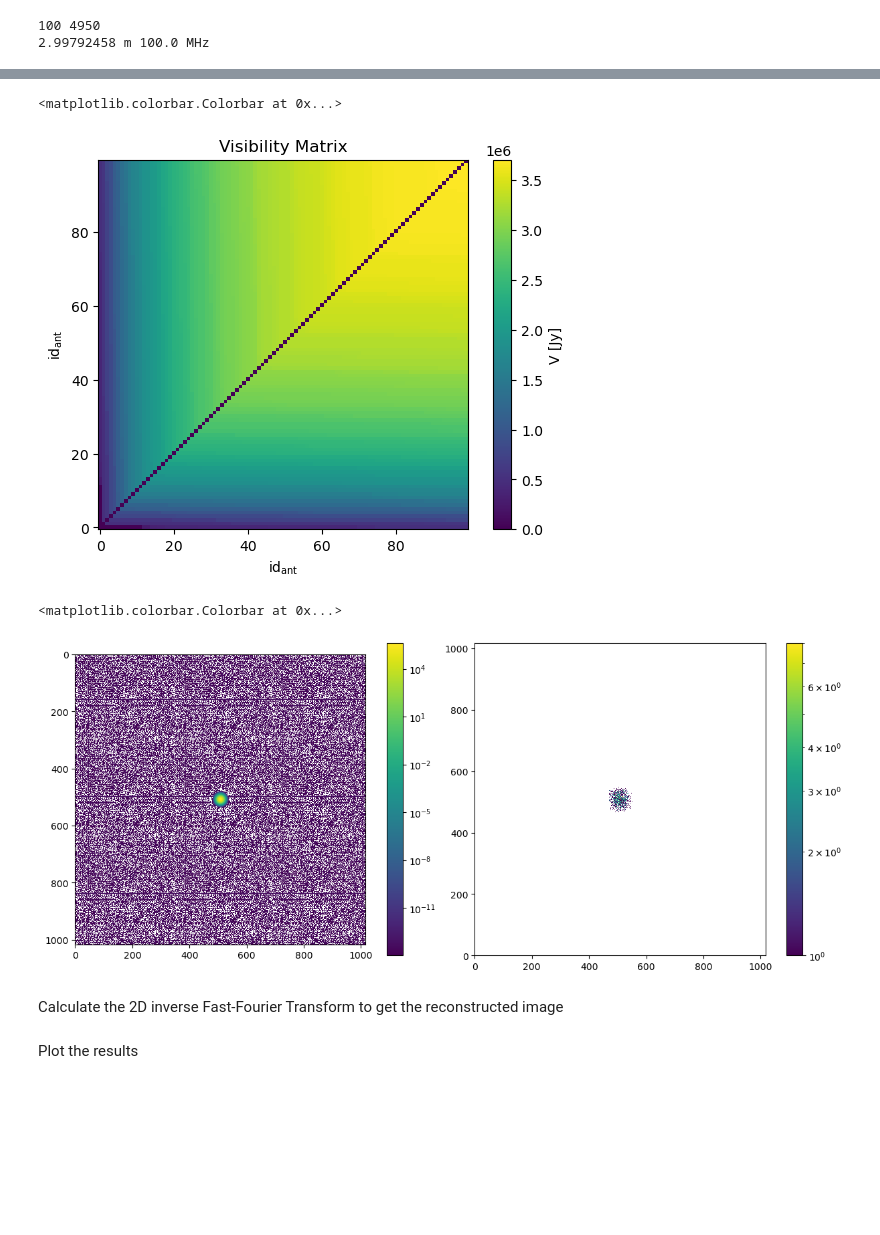
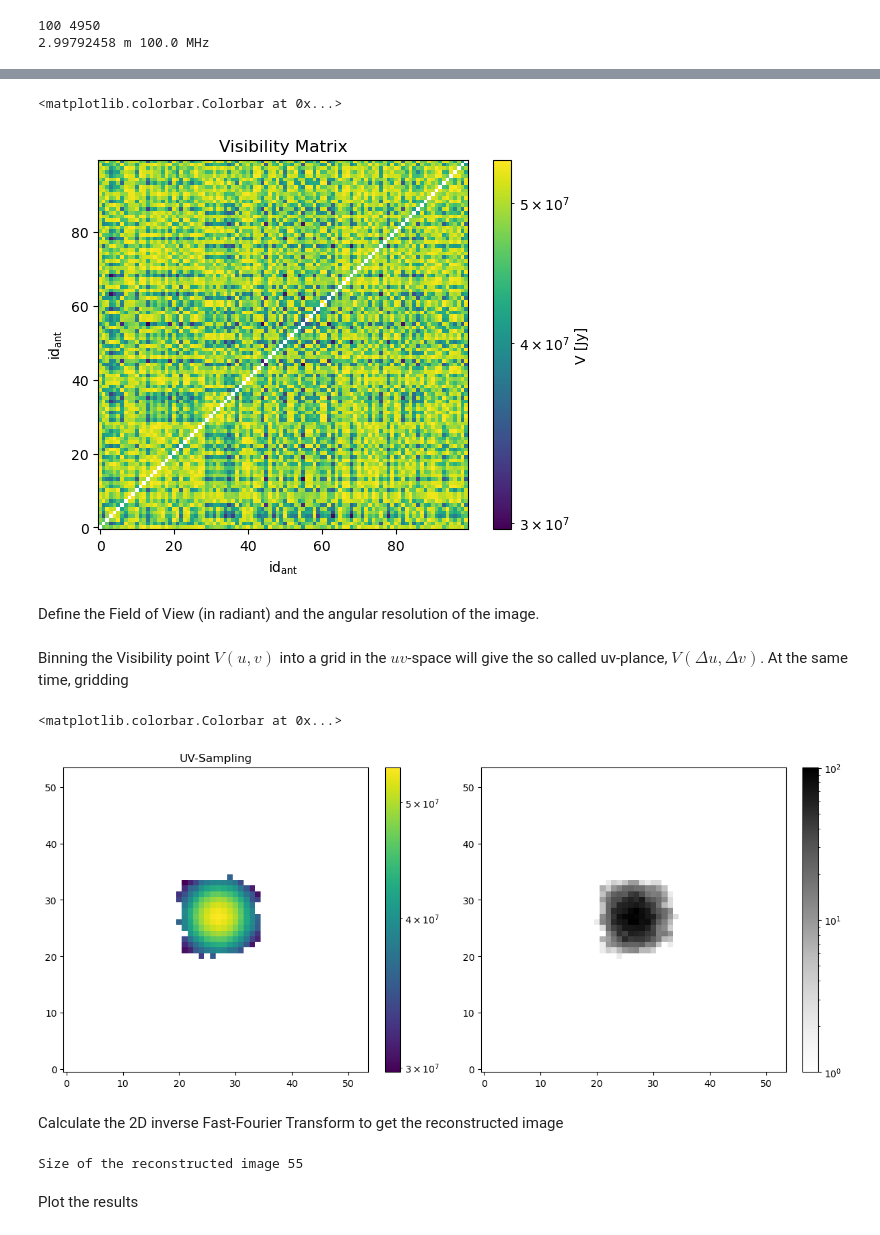
Before and after one commit to anawas/tutorial_interferometry, a Jupyter notebook: 5_more_interferometry.ipynb, the cells around one changed output, grey strips where cells are left out. Cells and saved outputs as stored; diff of their text form; code cells hidden in the pictures; blank space fills up the shorter version.

```diff
--- a/5_more_interferometry.ipynb
+++ b/5_more_interferometry.ipynb
@@ -133,11 +132,2 @@ calculate the distance and devide to the wavelenght to get the baseline coordina
-# %%
-baselines_coord = np.empty((N_B, xyz_coord.shape[1]))
-
-for i in tqdm(range(N_B)):
-    ii, jj = pair_comb[i]
-
-    # calculate the distance between antennas
-    uv = (xyz_coord[ii]-xyz_coord[jj])/lam
-    baselines_coord[i] = uv
 # %% [markdown]
 You can try to run the cell below. This will give you an idea how big your visibilities will be. As you soon realize if you choosed a too large __SIZE__ for the sky image you will quickly run out of memory.
@@ -157,25 +142,38 @@ Loop through the baselines and calculate the visibilities for each pair of anten
 # %%
-# visibilities
-V = []
+# Define baseline coordinates array
+baselines_coord = np.empty((N_B, xyz_coord.shape[1]))
 
+# Define visibilities array
+V = np.empty(N_B, dtype=np.complex128)
+
+# Define visibilities matrix
 V_matrix = np.zeros((N_ant, N_ant))
 
 # loop trought different baseline
-for i_b in tqdm(range(baselines_coord.shape[0])):
+for i_b in tqdm(range(N_B)):
+    ii, jj = pair_comb[i_b]
 
-    bl = baselines_coord[i_b]
+    # calculate the distance between antennas in unit of wavelength
+    bl = (xyz_coord[ii]-xyz_coord[jj])
+
+    # store baseline (in uv-coordinates)
+    baselines_coord[i_b] = bl
 
     # calculate fringe patter
-    fringe_pattern = np.exp(-2j * np.pi * np.dot(bl, lmn_coord.T))
+    fringe_pattern = np.exp(-2j * np.pi * np.dot(bl, lmn_coord.T) / lam)
 
     # discrete integration
-    V.append(np.sum(I_sky[...,None].reshape(-1) * fringe_pattern))
-    V_matrix[pair_comb[i_b]] = np.linalg.norm(V)
+    V[i_b] = np.sum(I_sky[...,None].reshape(-1) * fringe_pattern)
 
-V = np.array(V)
+    # store visibility matrix
+    V_matrix[ii, jj] = np.abs(V[i_b])
 
 # pairs are only for one corner
-V_matrix = V_matrix.T+V_matrix
+V_matrix = V_matrix + np.conj(V_matrix.T)
 
-print(V.shape)
+# define the length of the largest baseline
+max_baseline_length = np.linalg.norm(baselines_coord, axis=1).max() * u.m
+
+# print the baseline and sky lmn-coordinates shape
+print(baselines_coord.shape, lmn_coord.shape)
 # %% [output]
@@ -183,8 +186,10 @@ print(V.shape)
 # %%
 plt.title('Visibility Matrix')
-plt.imshow(V_matrix, origin='lower')
+plt.imshow(V_matrix, origin='lower', cmap='viridis', norm=LogNorm())
 plt.xlabel(r'id$_\mathrm{ant}$'), plt.ylabel(r'id$_\mathrm{ant}$')
 plt.colorbar(label='V [Jy]')
 # %% [output]
 <matplotlib.colorbar.Colorbar at 0x...>
-[figure, old version]
+[figure, new version]
+# %% [markdown]
+Define the Field of View (in radiant) and the angular resolution of the image.
@@ -191,2 +199,4 @@ plt.colorbar(label='V [Jy]')
+# %% [markdown]
+Binning the Visibility point $V(u,v)$ into a grid in the $uv$-space will give the so called uv-plance, $V(\Delta u,\Delta v)$. At the same time, gridding
 # %%
 UMAX = 800
@@ -207,19 +217,25 @@ uv_plane /= np.where(uv_sampl > 0, uv_sampl, 1)
 fig, axs = plt.subplots(figsize=(12, 5), ncols=2, nrows=1, constrained_layout=True)
 
 # plot reconstructed image
-im = axs[0].imshow(uv_plane, norm=LogNorm())
+axs[0].set_title('UV-Coverage')
+im = axs[0].imshow(uv_plane, norm=LogNorm(), cmap='viridis', origin='lower')
 plt.colorbar(im, ax=axs[0])
 
-im = axs[1].pcolormesh(uv_sampl, norm=LogNorm())
+axs[0].set_title('UV-Sampling')
+im = axs[1].imshow(uv_sampl, norm=LogNorm(), cmap='Greys', origin='lower')
 plt.colorbar(im, ax=axs[1])
 # %% [output]
 <matplotlib.colorbar.Colorbar at 0x...>
-[figure, old version]
+[figure, new version]
 # %% [markdown]
 Calculate the 2D inverse Fast-Fourier Transform to get the reconstructed image
 # %%
 I_sky_reconstruct = np.fft.ifft2(uv_plane)
-I_sky_reconstruct = np.fft.fftshift(np.abs(I_sky_reconstruct**2))
+I_sky_reconstruct = np.fft.fftshift(np.abs(I_sky_reconstruct))
+
+print('Size of the reconstructed image', USIZE)
+# %% [output]
+Size of the reconstructed image 55
 # %% [markdown]
 Plot the results
 # %%
```
Also changed, not shown: parts of 11 cells of this notebook, 2 other files.
